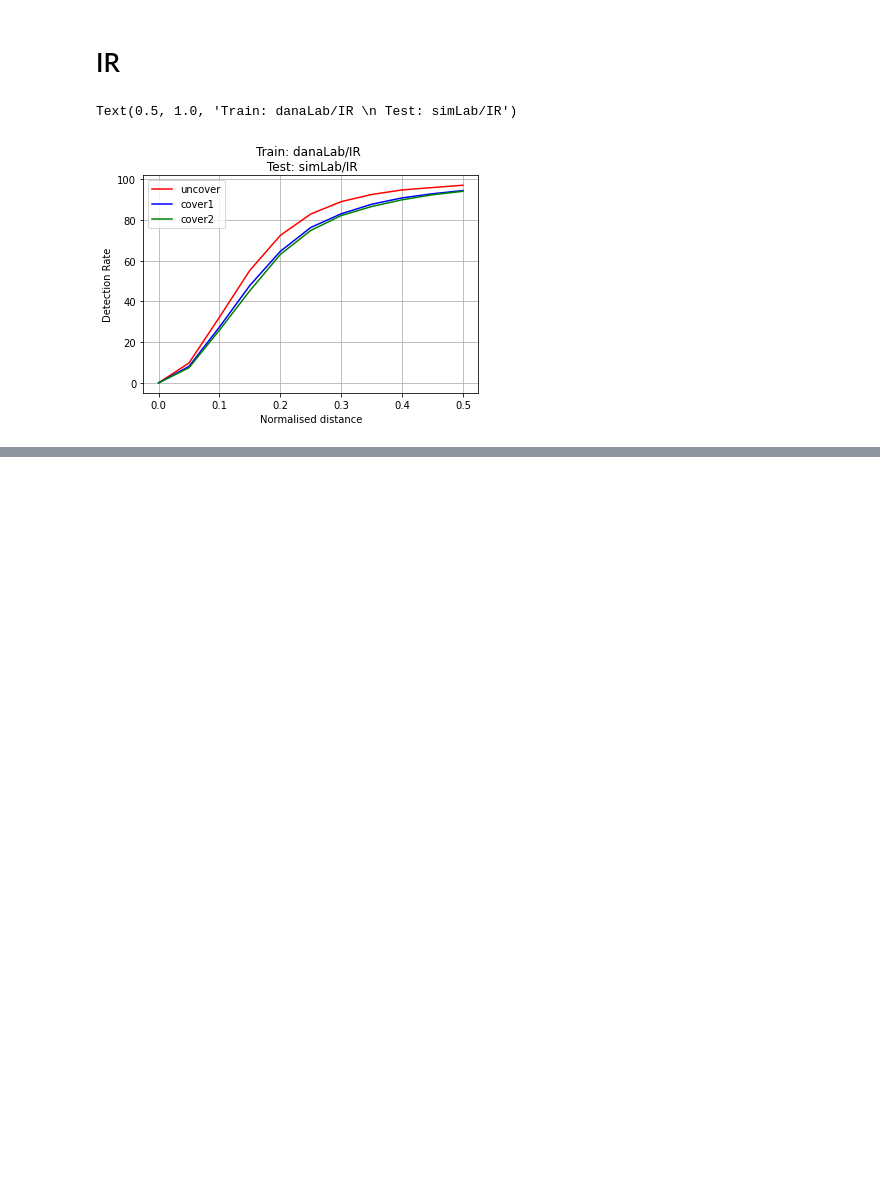
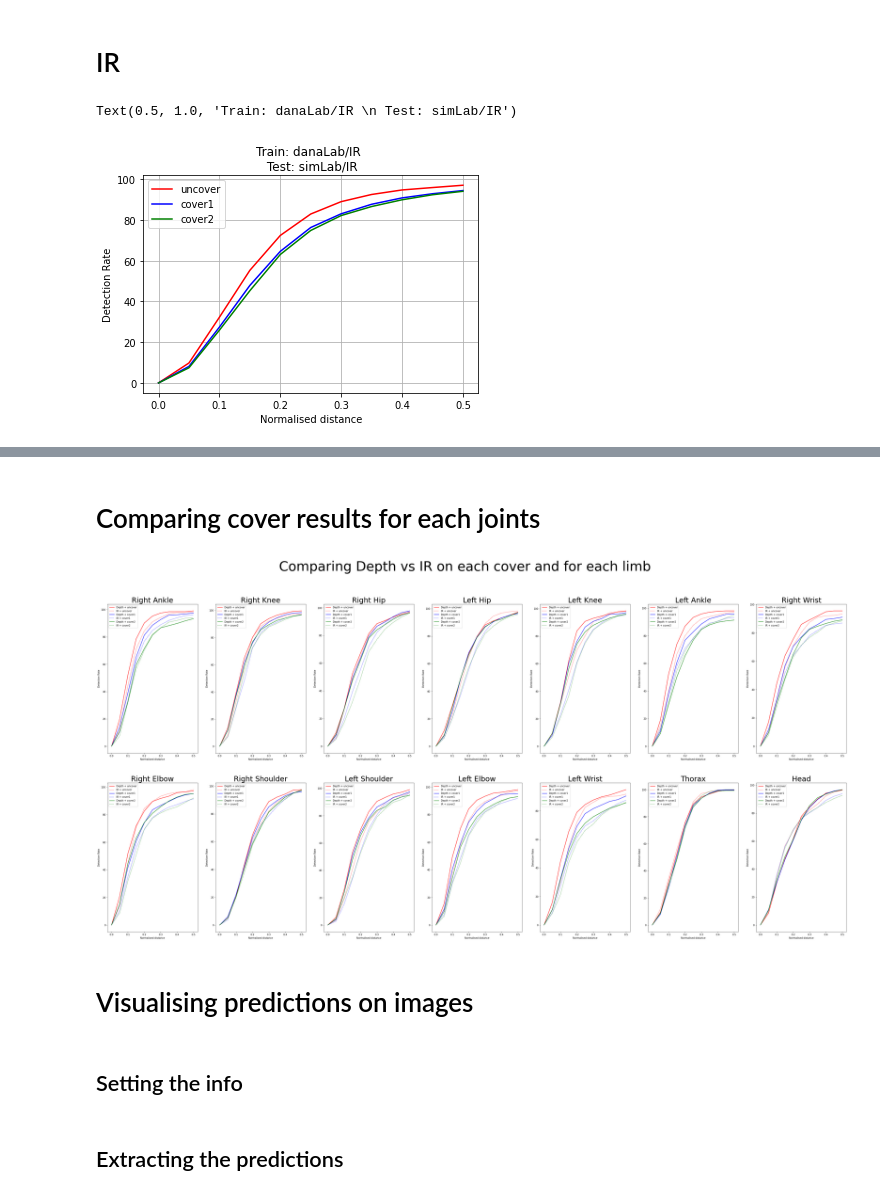
Before and after one commit to olivierdesclaux/SLP-Code, a Jupyter notebook: jsons/jsons-analyser.ipynb, the cells around one changed output, grey strips where cells are left out. Saved outputs shown, nothing was run; the diff lists cells and outputs as text; code cells hidden in the pictures; blank space fills up the shorter version.

```diff
--- a/jsons/jsons-analyser.ipynb
+++ b/jsons/jsons-analyser.ipynb
@@ -188,0 +161,54 @@ for i, cov in enumerate(cov_li):
+# %% [markdown]
+# Comparing cover results for each joints
+# %%
+cov_li = ['uncover', 'cover1', 'cover2']
+joints_name = ["Right Ankle", "Right Knee", "Right Hip", "Left Hip", "Left Knee", "Left Ankle", "Right Wrist", "Right Elbow", "Right Shoulder", "Left Shoulder","Left Elbow", "Left Wrist", "Thorax", "Head"]
+colors = ['r', 'b', 'g']
+fig, axs = plt.subplots(2, 7)
+fig.set_figheight(25)
+fig.set_figwidth(55)
+fig.suptitle('Comparing Depth vs IR on each cover and for each limb', fontsize = 55)
+
+ticks = np.linspace(0,0.5,11) #ticks used in main
+
+for j, joint in enumerate (joints_name):
+    row = j//7
+    col = j%7
+    ax = axs[row, col]
+
+
+    for i, cov in enumerate(cov_li):
+        c = colors[i]
+        json_path_IR = 'HRpose_danaLab_IR_simLab_IR_'+ cov +'.json'
+        json_path_depth = 'HRpose_danaLab_depth_simLab_depth_'+ cov +'.json'
+
+        with open(json_path_IR) as json_file:
+            outputs_IR = json.load(json_file)
+        with open(json_path_depth) as json_file:
+            outputs_depth = json.load(json_file)
+
+
+
+        pck_depth = outputs_depth['pck']
+        pck_IR = outputs_IR['pck']
+
+        global_pck_depth = pck_depth[j]
+        global_pck_IR = pck_IR[j]
+
+        ax.plot(ticks, global_pck_depth, color=c, label = 'Depth + ' + cov)
+        ax.plot(ticks, global_pck_IR, color=c, linestyle = ':', label = 'IR + ' + cov)
+        ax.set_title(joint, fontsize = 30)
+        ax.legend(loc = 'best')
+        ax.set(xlabel='Normalised distance',  ylabel = 'Detection Rate')
+
+    # plt.grid()
+    # plt.legend(loc = 'best')
+    # plt.xlabel('Normalised distance')
+    # plt.ylabel('Detection Rate')
+    # plt.title('Train: danaLab/IR \n Test: simLab/IR')
+# %% [output]
+[figure, added]
+# %% [markdown]
+# Visualising predictions on images
+# %% [markdown]
+## Setting the info
@@ -188,0 +221,2 @@ for i, cov in enumerate(cov_li):
+# %% [markdown]
+## Extracting the predictions
```
Also changed, not shown: parts of 34 cells of this notebook.
